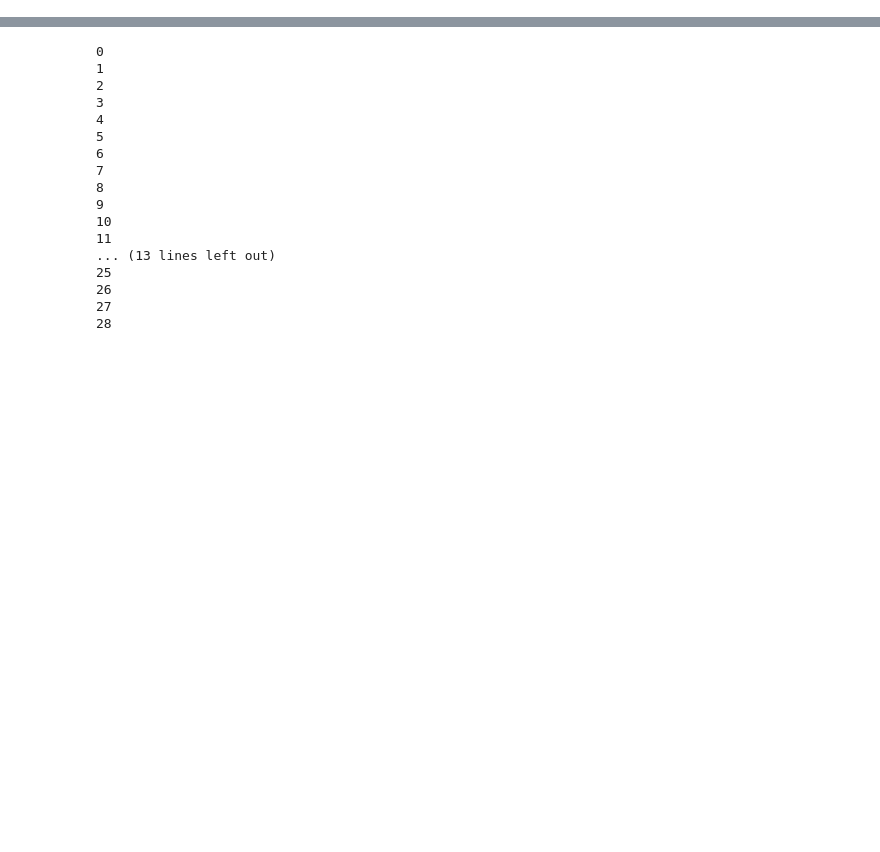
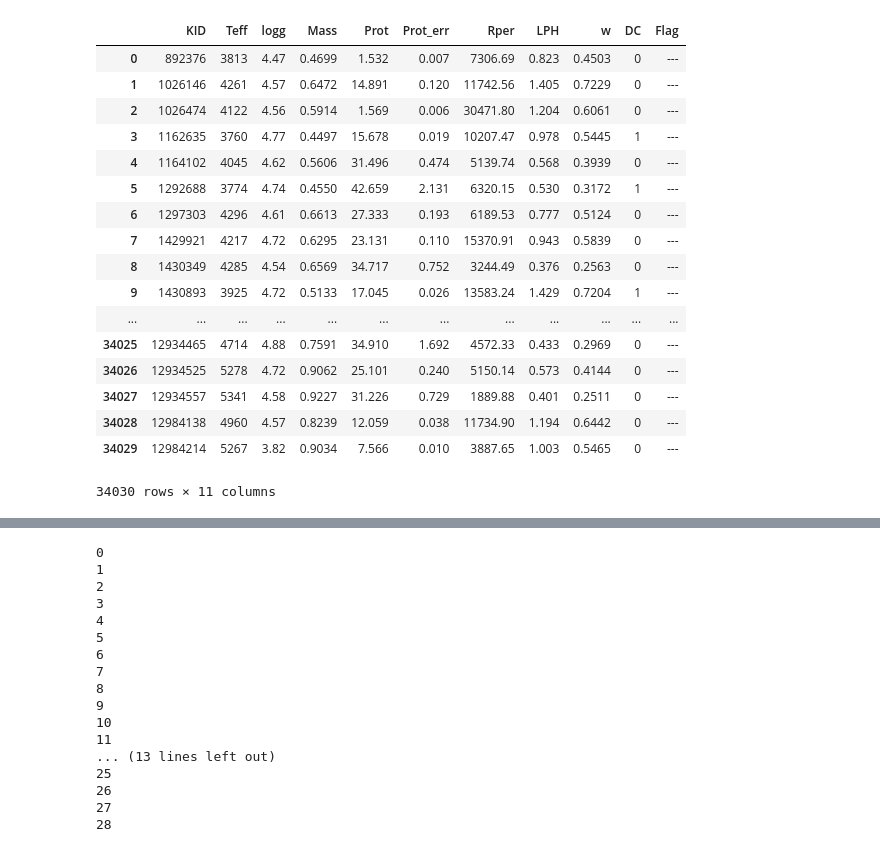
Before and after one commit to mariela-reyling/STELLAR_interns, a Jupyter notebook: INTERN_CODE/Mariela/stellar_RPs.ipynb, the cells around one changed output, grey strips where cells are left out. Saved outputs shown, nothing was run; the diff lists cells and outputs as text; code cells hidden in the pictures; blank space fills up the shorter version.

```diff
--- a/INTERN_CODE/Mariela/stellar_RPs.ipynb
+++ b/INTERN_CODE/Mariela/stellar_RPs.ipynb
@@ -9,4 +9,24 @@ from astropy.table import Table
 ourdata = pd.read_csv("measured_rps.csv")
 # %%
 keplerdata = pd.read_csv("Table_1_Periodic.txt")
+keplerdata
+# %% [output]
+|  | KID | Teff | logg | Mass | Prot | Prot_err | Rper | LPH | w | DC | Flag |
+| 0 | 892376 | 3813 | 4.47 | 0.4699 | 1.532 | 0.007 | 7306.69 | 0.823 | 0.4503 | 0 | --- |
+| 1 | 1026146 | 4261 | 4.57 | 0.6472 | 14.891 | 0.120 | 11742.56 | 1.405 | 0.7229 | 0 | --- |
+| 2 | 1026474 | 4122 | 4.56 | 0.5914 | 1.569 | 0.006 | 30471.80 | 1.204 | 0.6061 | 0 | --- |
+| 3 | 1162635 | 3760 | 4.77 | 0.4497 | 15.678 | 0.019 | 10207.47 | 0.978 | 0.5445 | 1 | --- |
+| 4 | 1164102 | 4045 | 4.62 | 0.5606 | 31.496 | 0.474 | 5139.74 | 0.568 | 0.3939 | 0 | --- |
+| 5 | 1292688 | 3774 | 4.74 | 0.4550 | 42.659 | 2.131 | 6320.15 | 0.530 | 0.3172 | 1 | --- |
+| 6 | 1297303 | 4296 | 4.61 | 0.6613 | 27.333 | 0.193 | 6189.53 | 0.777 | 0.5124 | 0 | --- |
+| 7 | 1429921 | 4217 | 4.72 | 0.6295 | 23.131 | 0.110 | 15370.91 | 0.943 | 0.5839 | 0 | --- |
+| 8 | 1430349 | 4285 | 4.54 | 0.6569 | 34.717 | 0.752 | 3244.49 | 0.376 | 0.2563 | 0 | --- |
+| 9 | 1430893 | 3925 | 4.72 | 0.5133 | 17.045 | 0.026 | 13583.24 | 1.429 | 0.7204 | 1 | --- |
+| ... | ... | ... | ... | ... | ... | ... | ... | ... | ... | ... | ... |
+| 34025 | 12934465 | 4714 | 4.88 | 0.7591 | 34.910 | 1.692 | 4572.33 | 0.433 | 0.2969 | 0 | --- |
+| 34026 | 12934525 | 5278 | 4.72 | 0.9062 | 25.101 | 0.240 | 5150.14 | 0.573 | 0.4144 | 0 | --- |
+| 34027 | 12934557 | 5341 | 4.58 | 0.9227 | 31.226 | 0.729 | 1889.88 | 0.401 | 0.2511 | 0 | --- |
+| 34028 | 12984138 | 4960 | 4.57 | 0.8239 | 12.059 | 0.038 | 11734.90 | 1.194 | 0.6442 | 0 | --- |
+| 34029 | 12984214 | 5267 | 3.82 | 0.9034 | 7.566 | 0.010 | 3887.65 | 1.003 | 0.5465 | 0 | --- |
+34030 rows × 11 columns
 # %%
```
Also changed, not shown: parts of 7 cells of this notebook.
